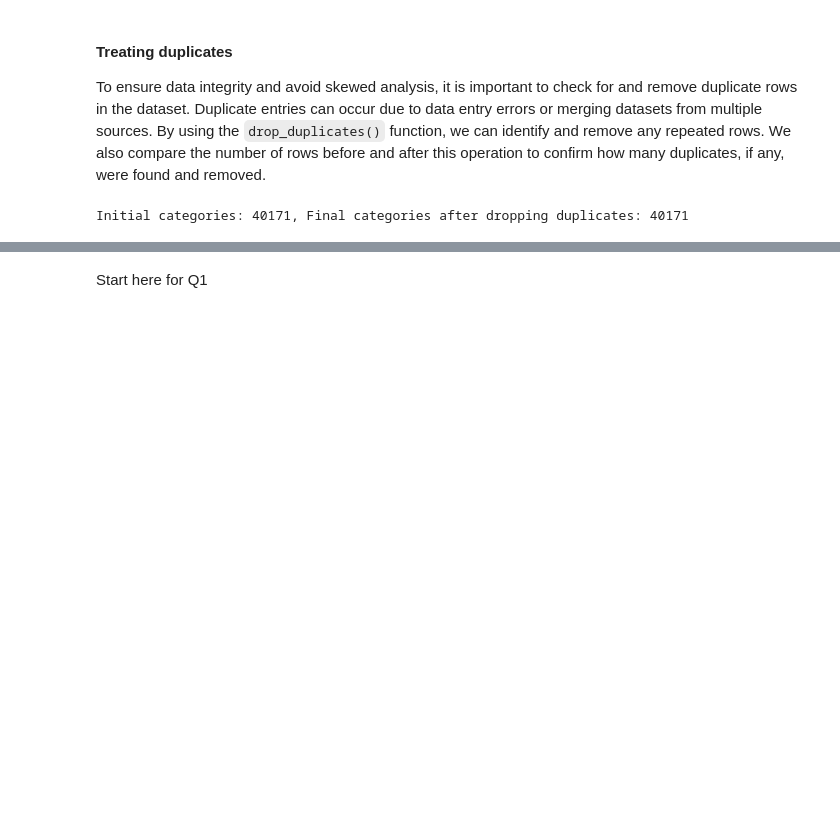
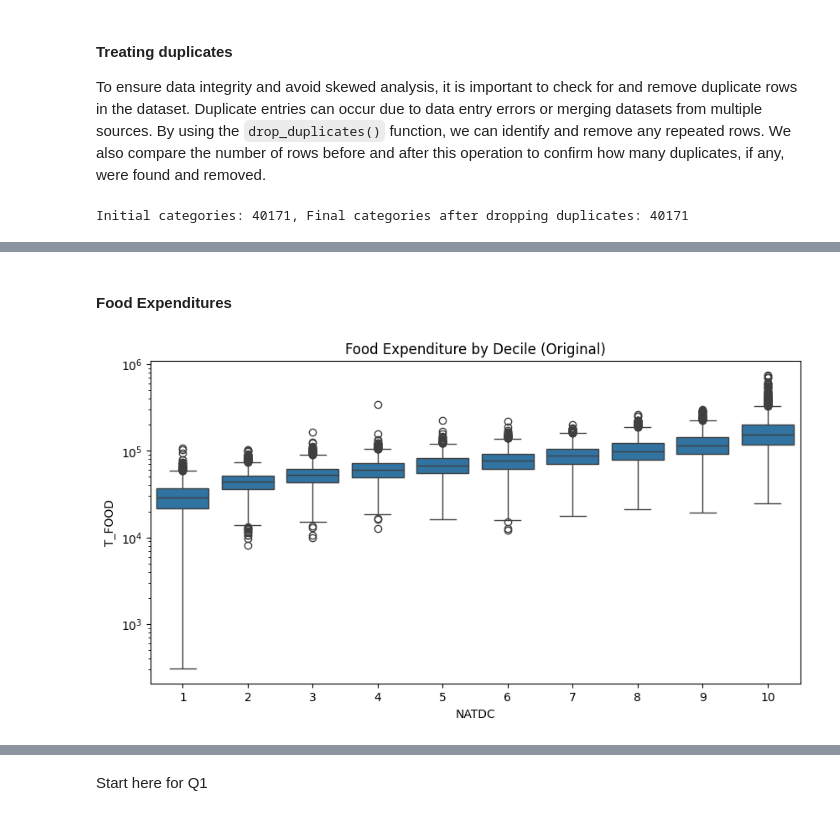
Before and after one commit to marxandreadiane/CSMODEL-MCO1, a Jupyter notebook: CSMODEL-MCO1.ipynb, the cells around one changed output, grey strips where cells are left out. Saved outputs shown, nothing was run; the diff lists cells and outputs as text; code cells hidden in the pictures; blank space fills up the shorter version.

```diff
--- a/CSMODEL-MCO1.ipynb
+++ b/CSMODEL-MCO1.ipynb
@@ -322,0 +371,10 @@ Here, we can see that after applying the drop_duplicate function, the number of
+# %% [markdown]
+#### Food Expenditures
+# %%
+plt.figure(figsize=(10, 5))
+sns.boxplot(x='NATDC', y='T_FOOD', data=fies_df)
+plt.title("Food Expenditure by Decile (Original)")
+plt.yscale('log')
+plt.show()
+# %% [output]
+[figure, added]
```
Also changed, not shown: parts of 16 cells of this notebook.
